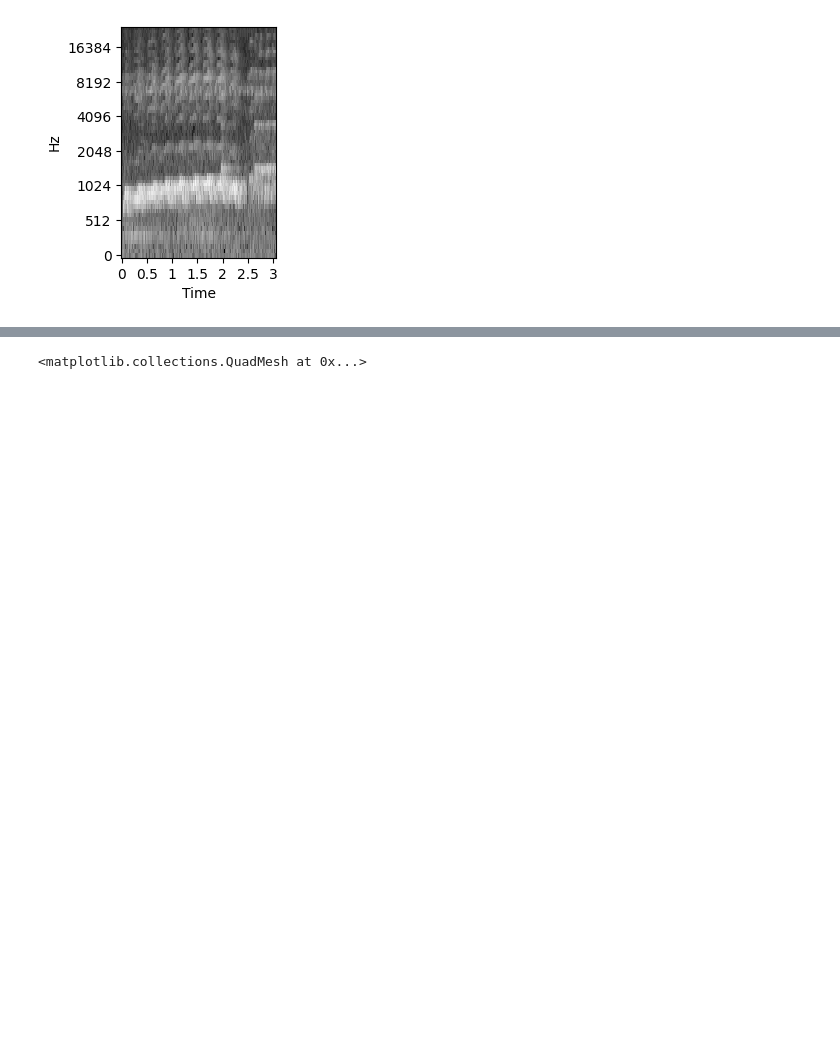
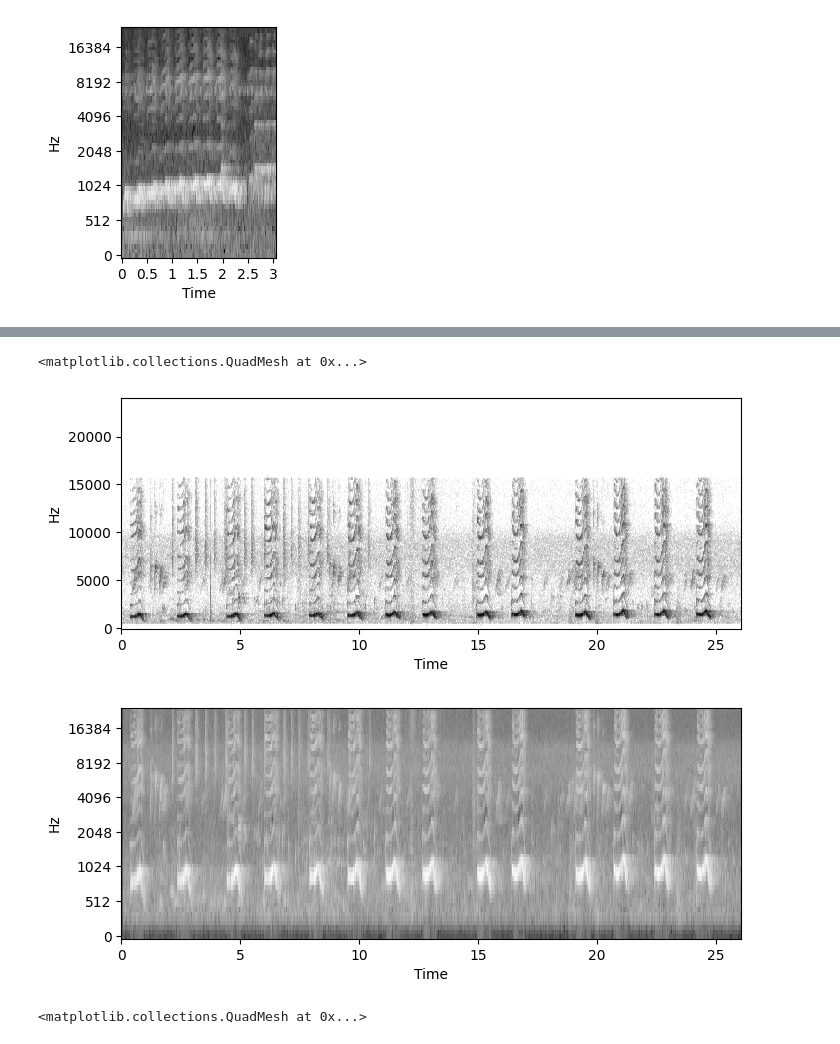
Before and after one commit to yongxb/SoundDuck, a Jupyter notebook: notebooks/bird_presence.ipynb, the cells around one changed output, grey strips where cells are left out. Cells and saved outputs as stored; diff of their text form; code cells hidden in the pictures; blank space fills up the shorter version.

```diff
--- a/notebooks/bird_presence.ipynb
+++ b/notebooks/bird_presence.ipynb
@@ -205,3 +213,19 @@ librosa.display.specshow(librosa.power_to_db(melspec, ref=np.max),
+# %%
+x_hann = librosa.stft(y, window='hann', n_fft=512, win_length=512, hop_length=int(512*0.75))
+melfb = create_mel_filterbank(sample_rate=sr, frame_len=512, num_bands=64, min_freq=150, max_freq=15000, corner=1750).T
+melspec: np.ndarray = np.einsum("...ft,mf->...mt", np.abs(x_hann), melfb, optimize=True)
+
+plt.figure(figsize=(8, 3))
+librosa.display.specshow(librosa.amplitude_to_db(np.abs(x_hann), ref=np.max),
+                         y_axis='linear', x_axis='time', sr=sr, hop_length=int(512*0.75), cmap='gray_r')
+
+plt.figure(figsize=(8, 3))
+librosa.display.specshow(librosa.power_to_db(melspec, ref=np.max),
+                         y_axis='mel', x_axis='time', sr=sr, hop_length=int(512*0.75), cmap='gray')
+# %% [output]
+<matplotlib.collections.QuadMesh at 0x...>
+[figure, added]
+[figure, added]
 # %%
 plt.figure(figsize=(8, 3))
 librosa.display.specshow(librosa.amplitude_to_db(np.abs(x_hann), ref=np.max),
```
Also changed, not shown: parts of 6 cells of this notebook, 1 other file.
